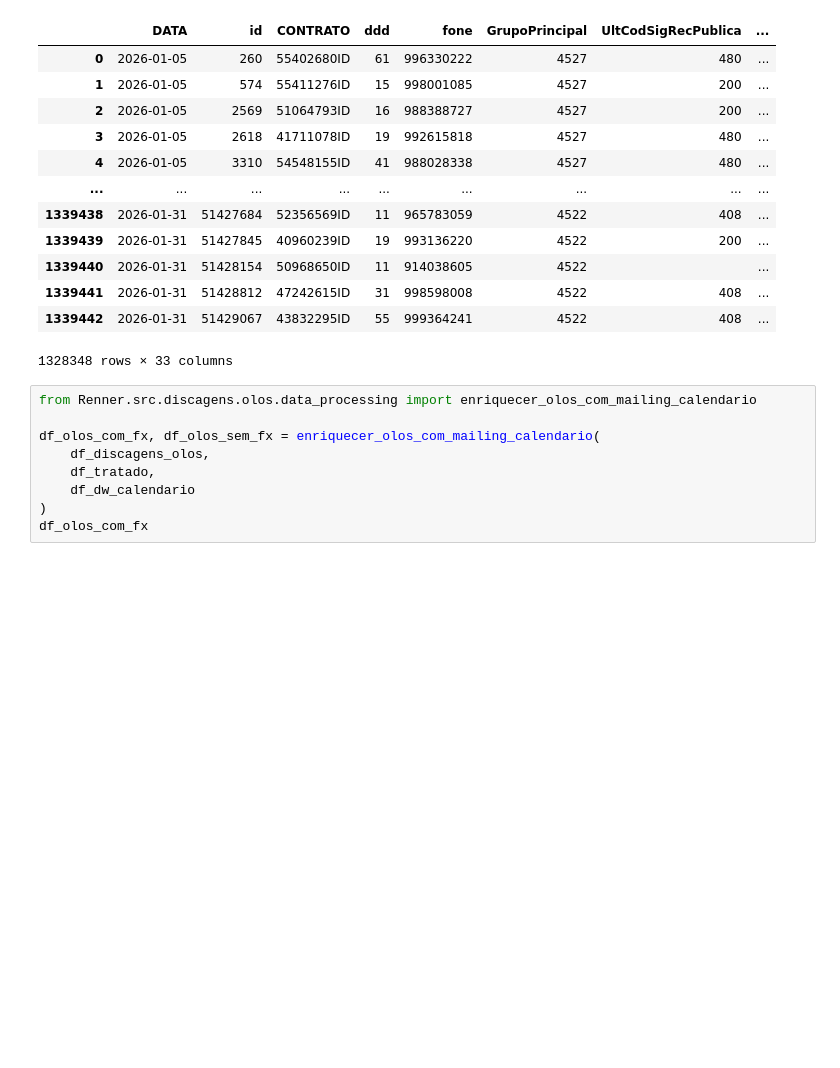
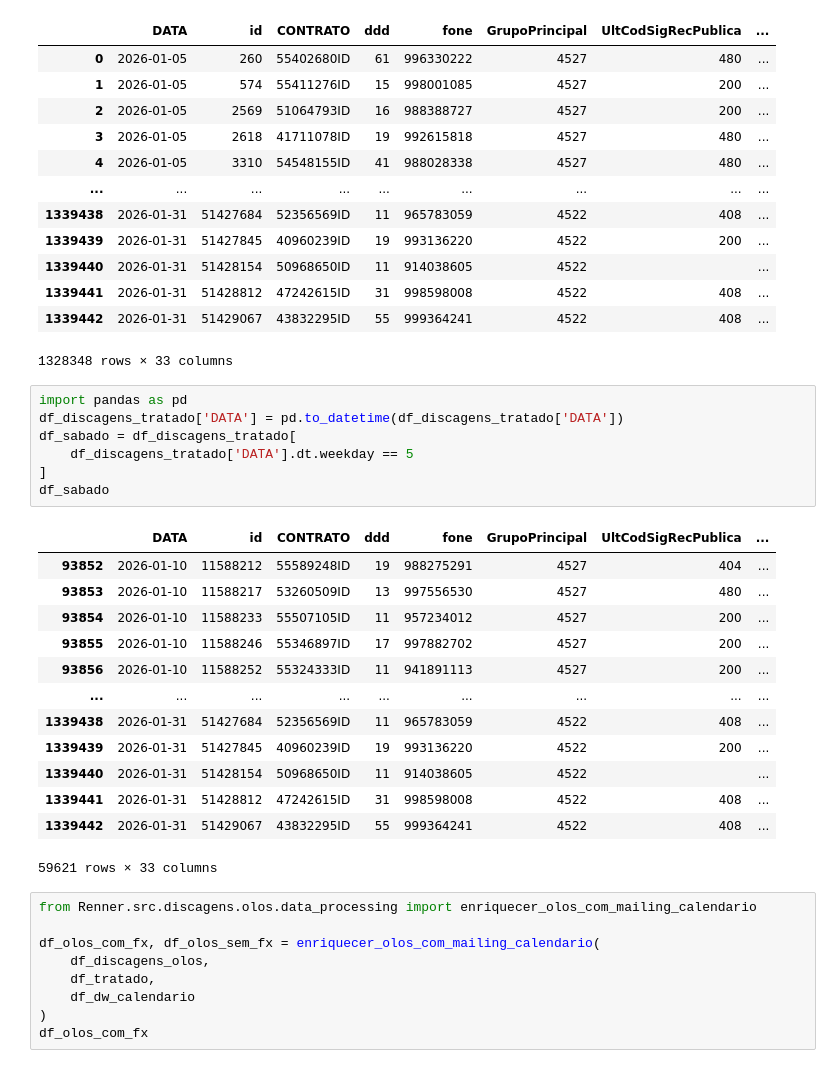
Before and after one commit to Claudiano-alves/Data-Analysis-Portfolio, a Jupyter notebook: Projects/notebooks/data_wrangling_renner.ipynb, the cells around one changed output. Saved outputs shown, nothing was run; the diff lists cells and outputs as text; blank space fills up the shorter version.

```diff
--- a/Projects/notebooks/data_wrangling_renner.ipynb
+++ b/Projects/notebooks/data_wrangling_renner.ipynb
@@ -227,6 +223,27 @@ df_discagens_tratado
 | 1339441 | 2026-01-31 | 51428812 | 47242615ID | 31 | 998598008 | 4522 | 408 | ... |
 | 1339442 | 2026-01-31 | 51429067 | 43832295ID | 55 | 999364241 | 4522 | 408 | ... |
 1328348 rows × 33 columns
+# %%
+import pandas as pd
+df_discagens_tratado['DATA'] = pd.to_datetime(df_discagens_tratado['DATA'])
+df_sabado = df_discagens_tratado[
+    df_discagens_tratado['DATA'].dt.weekday == 5
+]
+df_sabado
+# %% [output]
+|  | DATA | id | CONTRATO | ddd | fone | GrupoPrincipal | UltCodSigRecPublica | ... |
+| 93852 | 2026-01-10 | 11588212 | 55589248ID | 19 | 988275291 | 4527 | 404 | ... |
+| 93853 | 2026-01-10 | 11588217 | 53260509ID | 13 | 997556530 | 4527 | 480 | ... |
+| 93854 | 2026-01-10 | 11588233 | 55507105ID | 11 | 957234012 | 4527 | 200 | ... |
+| 93855 | 2026-01-10 | 11588246 | 55346897ID | 17 | 997882702 | 4527 | 200 | ... |
+| 93856 | 2026-01-10 | 11588252 | 55324333ID | 11 | 941891113 | 4527 | 200 | ... |
+| ... | ... | ... | ... | ... | ... | ... | ... | ... |
+| 1339438 | 2026-01-31 | 51427684 | 52356569ID | 11 | 965783059 | 4522 | 408 | ... |
+| 1339439 | 2026-01-31 | 51427845 | 40960239ID | 19 | 993136220 | 4522 | 200 | ... |
+| 1339440 | 2026-01-31 | 51428154 | 50968650ID | 11 | 914038605 | 4522 |  | ... |
+| 1339441 | 2026-01-31 | 51428812 | 47242615ID | 31 | 998598008 | 4522 | 408 | ... |
+| 1339442 | 2026-01-31 | 51429067 | 43832295ID | 55 | 999364241 | 4522 | 408 | ... |
+59621 rows × 33 columns
 # %%
 from Renner.src.discagens.olos.data_processing import enriquecer_olos_com_mailing_calendario
 
```
Also changed, not shown: parts of 12 cells of this notebook, 8 other files.
